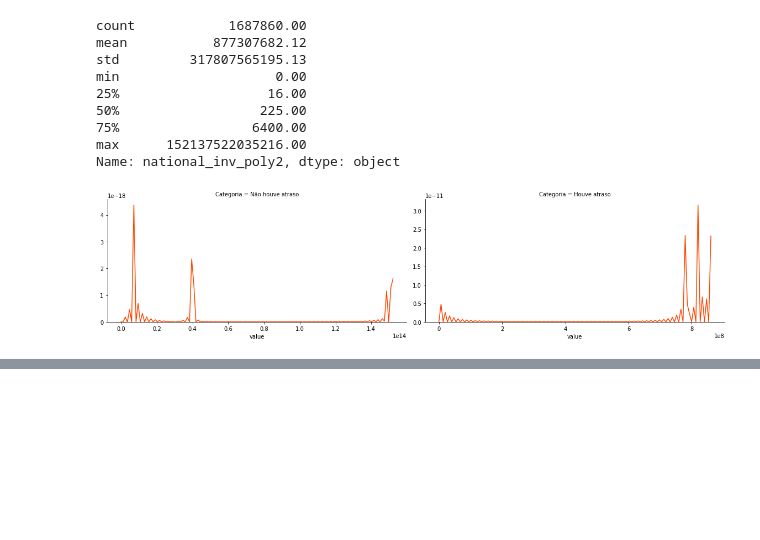
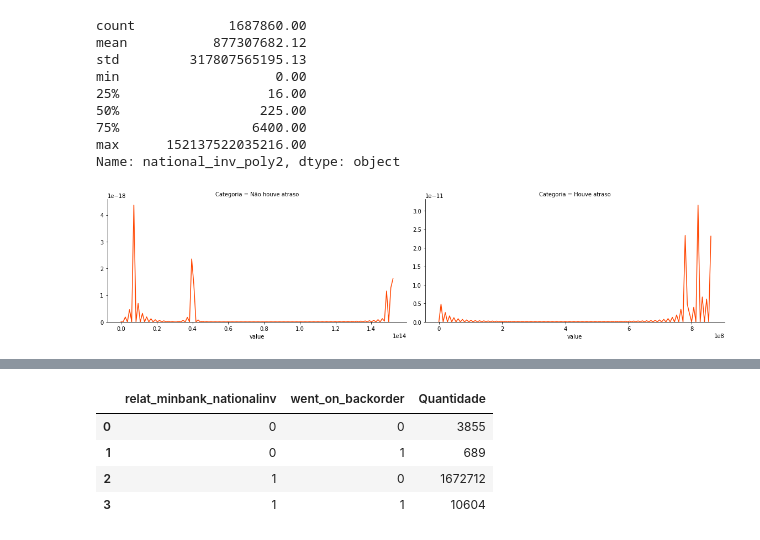
Before and after one commit to barbosarafael/Projetos, a Jupyter notebook: iNeuron_Back_order_prediction_Notebook/final_ineuron_BackOrderPrediction.ipynb, the cells around one changed output, grey strips where cells are left out. Saved outputs shown, nothing was run; the diff lists cells and outputs as text; code cells hidden in the pictures; blank space fills up the shorter version.

```diff
--- a/iNeuron_Back_order_prediction_Notebook/final_ineuron_BackOrderPrediction.ipynb
+++ b/iNeuron_Back_order_prediction_Notebook/final_ineuron_BackOrderPrediction.ipynb
@@ -294,0 +360,12 @@ g = g.map(sns.distplot, "value", color = "orangered", hist = False)
+# %%
+banco["relat_minbank_nationalinv"] = banco["min_bank"]/banco["national_inv"]
+banco["relat_minbank_nationalinv"] = banco["relat_minbank_nationalinv"].apply(lambda x: 0 if x < 0 else 1)
+
+
+banco.groupby(["relat_minbank_nationalinv", "went_on_backorder"]).size().reset_index().rename(columns = {0: "Quantidade"})
+# %% [output]
+|  | relat_minbank_nationalinv | went_on_backorder | Quantidade |
+| 0 | 0 | 0 | 3855 |
+| 1 | 0 | 1 | 689 |
+| 2 | 1 | 0 | 1672712 |
+| 3 | 1 | 1 | 10604 |
```
Also changed, not shown: parts of 16 cells of this notebook.
